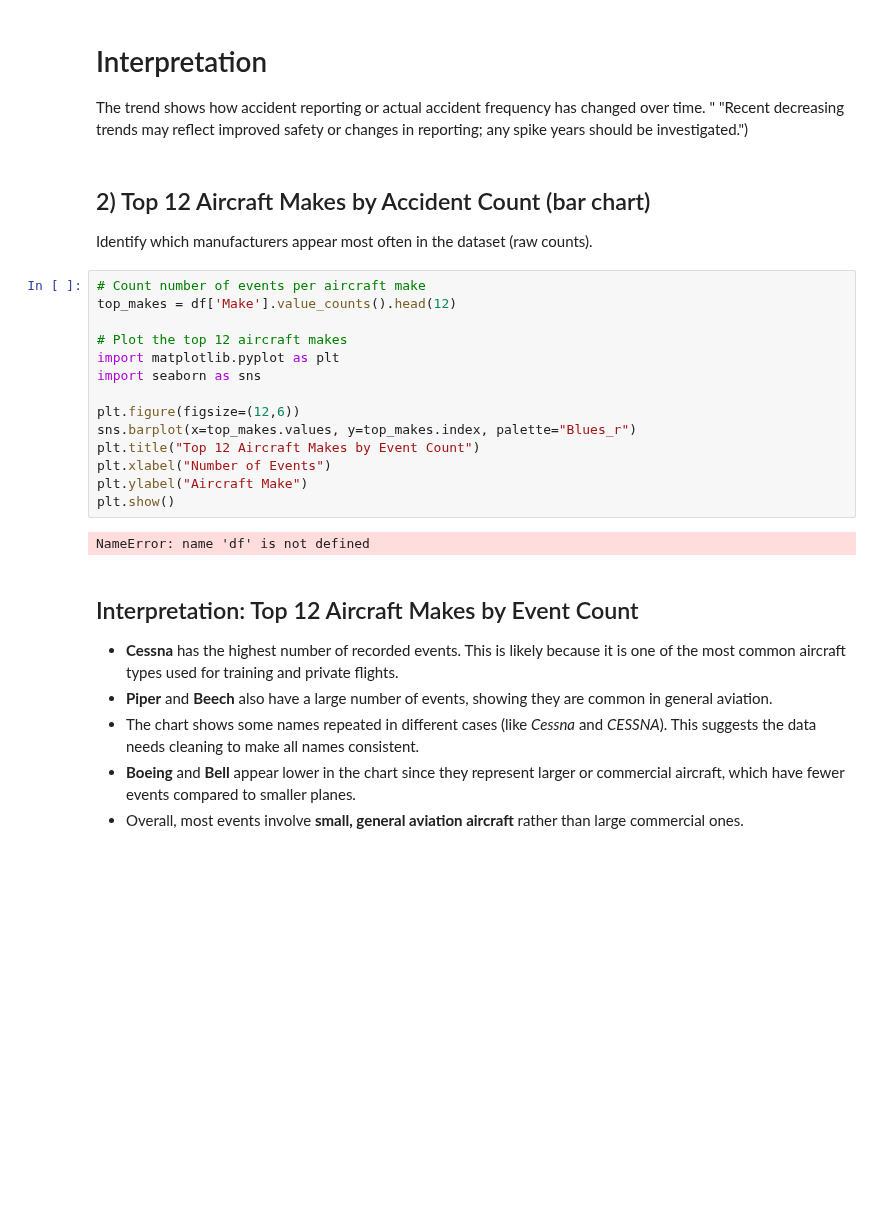
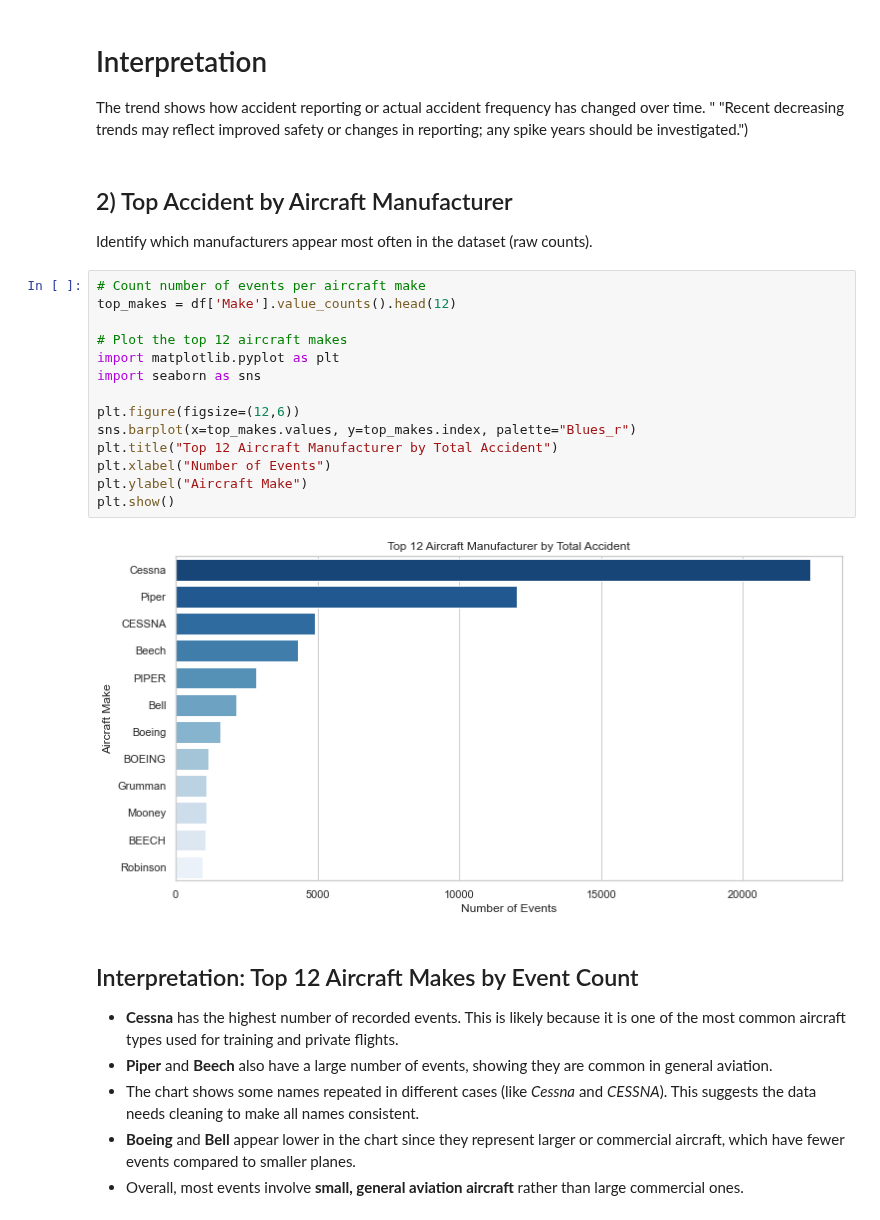
Before and after one commit to ivy35/Phase1_Project, a Jupyter notebook: notebooks/Untitled-aviation.ipynb, the cells around one changed output. Saved outputs shown, nothing was run; the diff lists cells and outputs as text; blank space fills up the shorter version.

```diff
--- a/notebooks/Untitled-aviation.ipynb
+++ b/notebooks/Untitled-aviation.ipynb
@@ -372,24 +378,24 @@ plt.show()
  The trend shows how accident reporting or actual accident frequency has changed over time. "
       "Recent decreasing trends may reflect improved safety or changes in reporting; any spike years should be investigated.")
 # %% [markdown]
-## 2) Top 12 Aircraft Makes by Accident Count (bar chart)
+## 2) Top Accident by Aircraft Manufacturer
 Identify which manufacturers appear most often in the dataset (raw counts).
 # %%
 # Count number of events per aircraft make
 top_makes = df['Make'].value_counts().head(12)
 
 # Plot the top 12 aircraft makes
 import matplotlib.pyplot as plt
 import seaborn as sns
 
 plt.figure(figsize=(12,6))
 sns.barplot(x=top_makes.values, y=top_makes.index, palette="Blues_r")
-plt.title("Top 12 Aircraft Makes by Event Count")
+plt.title("Top 12 Aircraft Manufacturer by Total Accident")
 plt.xlabel("Number of Events")
 plt.ylabel("Aircraft Make")
 plt.show()
 # %% [output]
-NameError: name 'df' is not defined
+[figure, added]
 # %% [markdown]
 ## Interpretation: Top 12 Aircraft Makes by Event Count
 
```
Also changed, not shown: parts of 13 cells of this notebook.
